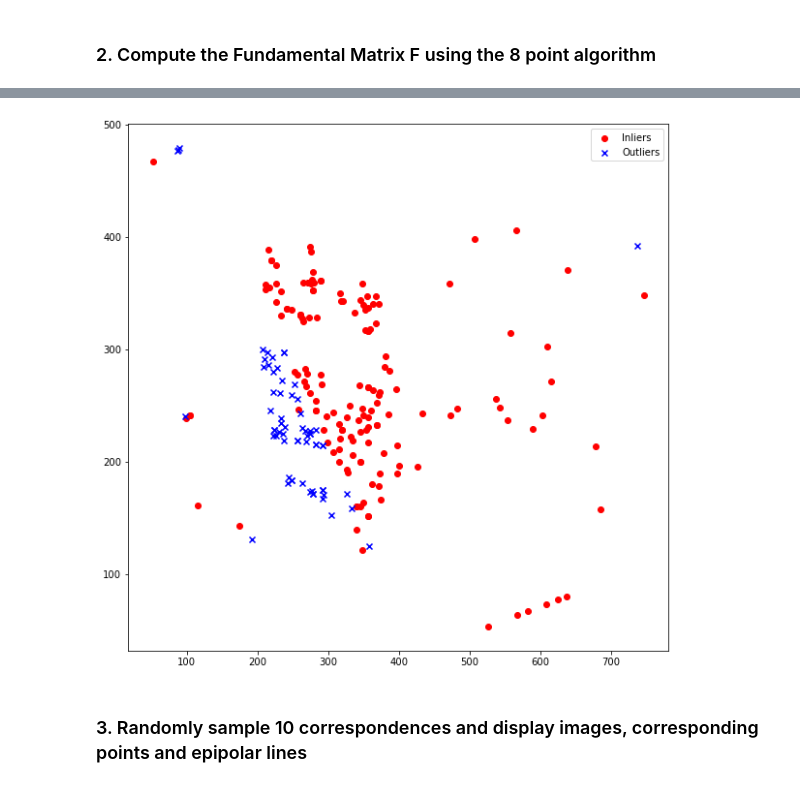
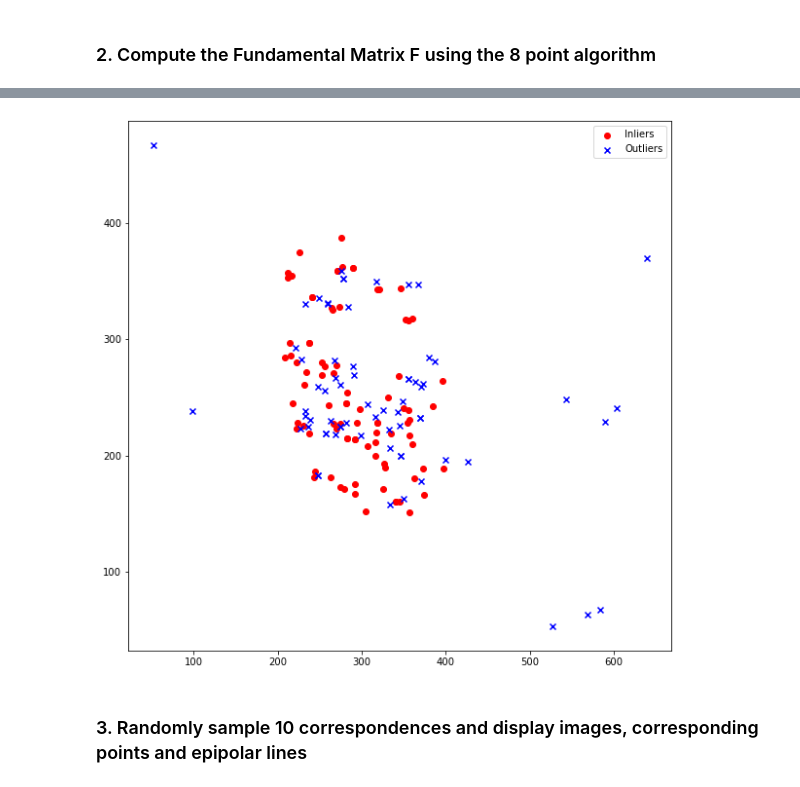
Before and after one commit to adesu7/8-point-Algorithm-Fundamental-Matrix, a Jupyter notebook: COMP90086_asst3_2022.ipynb, the cells around one changed output, grey strips where cells are left out. Drawn from its saved outputs; the diff is of its cells as text; code cells hidden in the pictures.

Commit message:
ransac working

```diff
--- a/COMP90086_asst3_2022.ipynb
+++ b/COMP90086_asst3_2022.ipynb
@@ -88,7 +88,7 @@ ptsL = []
 ptsR = []
 
 for i,(m,n) in enumerate(matches):
-    if m.distance < 0.8 *n.distance:
+    if m.distance < 0.7 *n.distance:
         ptsL.append(kp1[m.queryIdx].pt)
         ptsR.append(kp2[m.trainIdx].pt)
 
@@ -102,5 +102,12 @@ for i in range(len(ptsL)):
     print(ptsL[i], ptsR[i])
     if i == 7:
         break
+
+print("Number of matches: ", len(ptsL))
+
+# Add ones to the end of the points
+test = np.hstack((ptsL, np.ones((ptsL.shape[0], 1))))
+test2 = np.hstack((ptsR, np.ones((ptsR.shape[0], 1))))
+print(test[0:3])
 # %% [output]
 [figure]
@@ -126,12 +137,15 @@ def normalize(pts):
     T = np.array([[scaling_f, 0, -scaling_f*centroid[0]],
                 [0, scaling_f, -scaling_f*centroid[1]],
                 [0, 0, 1]])
-    normalised_pts = np.dot(T, np.concatenate((pts.T, np.ones((1, n))), axis=0))
-    return normalised_pts.T, T
+    normalised_pts = pts.copy()
+    for i in range(n):
+        normalised_pts[i] = T @ pts[i]
+    #normalised_pts_2 = np.matmul(T, pts)
+    return normalised_pts, T
+normalised_pts1, T1 = normalize(test)
+normalized_pts2, T2 = normalize(test2)
 
-ptsL_normalised, T1 = normalize(ptsL)
-ptsR_normalised, T2 = normalize(ptsR)
-
+print(normalised_pts1.shape)
 
 def get_design_matrix(ptsL, ptsR, idx):
     ''' Return a design matrix for the 8 point algorithm '''
@@ -140,57 +154,65 @@ def get_design_matrix(ptsL, ptsR, idx):
 
     A = np.zeros((n, 9))
     for i,x in enumerate(idx):
-        design_matrix_row = np.array([ptsL[x, 0]*ptsR[x, 0], ptsL[x, 1]*ptsR[x, 0], ptsL[x, 0],
-                   ptsL[x, 0]*ptsR[x, 1], ptsL[x, 1]*ptsR[x, 1], ptsL[x, 1],
-                   ptsR[x, 0], ptsR[x, 1], 1])
+        design_matrix_row = np.array([ptsL[x, 0]*ptsR[x, 0], ptsL[x, 1]*ptsR[x, 0], ptsR[x, 0],
+                                    ptsL[x, 0]*ptsR[x, 1], ptsL[x, 1]*ptsR[x, 1], ptsR[x, 1],
+                                    ptsL[x, 0], ptsL[x, 1], 1])
 
         A[i] = design_matrix_row
 
     return A
 
-def get_fundamental_matrix(A, ptsL, ptsR):
+def get_fundamental_matrix(A):
     ''' Return the fundamental matrix using the 8 point algorithm '''
-    n = len(ptsL)
+
     U, S, V = np.linalg.svd(A)
     F = V[-1, :].reshape(3, 3)
     U, S, V = np.linalg.svd(F)
     S[-1] = 0
-    F = np.dot(U, np.dot(np.diag(S), V))
+    F = U @ np.diag(S) @ V
     return F
 
 
-def compute_epilines(F, pts, inliers):
+def compute_epilines(F, pts, inliers, right):
     ''' Return the epilines for a given set of F, points and inliers '''
     epilines = []
-    for i in inliers:
-        x = np.array([pts[i, 0], pts[i, 1], 1])
+    if right:
+        for i in inliers:
+            x = np.array([pts[i, 0], pts[i, 1], 1])
 
-        epiline = np.dot(F, x)
-        epilines.append(epiline)
-    return np.array(epilines)
+            epiline = np.matmul(F, x)
+            epilines.append(epiline)
+        return np.array(epilines)
+    else:
+        for i in inliers:
+            x = np.array([pts[i, 0], pts[i, 1], 1])
+            epiline = np.matmul(F.T, x)
+            epilines.append(epiline)
+        return np.array(epilines)
 
 # Compute inlers and outliers
 def get_inliers_outliers(ptsL, ptsR, F, threshold):
     ''' Return inliers and outliers given a fundamental matrix, a threshold and a set of points '''
     inliers = []
     outliers = []
-    epipolar_lines_left = []
     epipolar_lines_right = []
+
 
     for i in range(len(ptsL)):
         x1 = np.array([ptsL[i, 0], ptsL[i, 1], 1])
         x2 = np.array([ptsR[i, 0], ptsR[i, 1], 1])
         # Compute epipolar line for both images
-        epipolar_line_left = np.dot(F, x2)
-        epipolar_line_right = np.dot(F.T, x1)
-        epipolar_lines_left.append(epipolar_line_left)
+        epipolar_line_right = np.dot(F, x1)
+
         epipolar_lines_right.append(epipolar_line_right)
 
-        a, b, c = epipolar_line_left
+
+        a, b, c = epipolar_line_right
 
         # Compute distance from point to epipolar line
-        d1 = abs(x1 @ epipolar_line_left) / np.linalg.norm(epipolar_line_left[:2])
-        d2 = abs(a * x2[0] + b * x2[1] + c) / (np.sqrt(a**2 + b**2))
+        d1 = abs(x1 @ epipolar_line_right) / np.linalg.norm(epipolar_line_right[:2])
+        d2 = abs((a * x2[0] + b * x2[1] + c) / (np.sqrt(a**2 + b**2)))
+        #print(d2)
         if d2 < threshold:
             inliers.append(i)
         else:
@@ -198,9 +220,9 @@ def get_inliers_outliers(ptsL, ptsR, F, threshold):
 
     return inliers, outliers
 
-# A = get_design_matrix(ptsL_normalised, ptsR_normalised, [0,1,2,3,4,5,6,7])
+# A = get_design_matrix(ptsL_normalised, ptsR_normalised, [0,1,2,3,4,5,6,200])
 
-# draft_F = get_fundamental_matrix(A, ptsL_normalised, ptsR_normalised)
+# draft_F = get_fundamental_matrix(A)
 
 
 # # Rescale the fundamental matrix
@@ -220,23 +242,30 @@ def ransac(ptsL, ptsR, threshold, n_iterations):
     best_inliers = None
     best_outliers = None
     best_inliers_count = 0
+    ratio = 0
     n = len(ptsL)
 
     for i in range(n_iterations):
         # Randomly sample 8 points
         idx = np.random.choice(n, 8, replace=False)
+
         # Compute the fundamental matrix
-        A = get_design_matrix(ptsL, ptsR, idx)
-        draft_F = get_fundamental_matrix(A, ptsL, ptsR)
+        ptsL_normalised, T1 = normalize(ptsL)
+        ptsR_normalised, T2 = normalize(ptsR)
+        A = get_design_matrix(ptsL_normalised, ptsR_normalised, idx)
+        draft_F = get_fundamental_matrix(A)
+
         # Rescale the fundamental matrix
         F = T2.T @ draft_F @ T1
 
         # Compute inliers and outliers
         inliers, outliers = get_inliers_outliers(ptsL, ptsR, F, threshold)
+
         # Update best F and inliers
-        if len(inliers) > best_inliers_count:
+        if len(inliers)/len(ptsL) > ratio:
             best_F = F
             best_inliers = inliers
+            ratio = len(inliers)/len(ptsL)
             best_outliers = outliers
             best_inliers_count = len(inliers)
 
@@ -245,8 +274,19 @@ def ransac(ptsL, ptsR, threshold, n_iterations):
     return best_F, best_inliers, best_outliers
 
 # Run RANSAC
-best_F, best_inliers, best_outliers = ransac(ptsL_normalised, ptsR_normalised, 2, 20)
+best_F, best_inliers, best_outliers = ransac(test, test2, 1, 1204)
+print("Best F:\n", best_F)
 print("Number of inliers:", len(best_inliers))
+
+# Derive F from the best inliers
+ptsL_normalised, T1 = normalize(test)
+ptsR_normalised, T2 = normalize(test2)
+A = get_design_matrix(ptsL_normalised, ptsR_normalised, best_inliers)
+draft_F = get_fundamental_matrix(A)
+F = T2.T @ draft_F @ T1
+print("F from inliers:\n", F)
+
+
 
 # Plot inliers and outliers
 plt.figure(figsize=(10, 10))
@@ -259,4 +308,4 @@ Number of inliers: 156
-[figure, old version]
+[figure, new version]
 # %% [markdown]
 ### 3. Randomly sample 10 correspondences and display images, corresponding points and epipolar lines
 # %%
```
Also changed, not shown: parts of 5 cells of this notebook.
